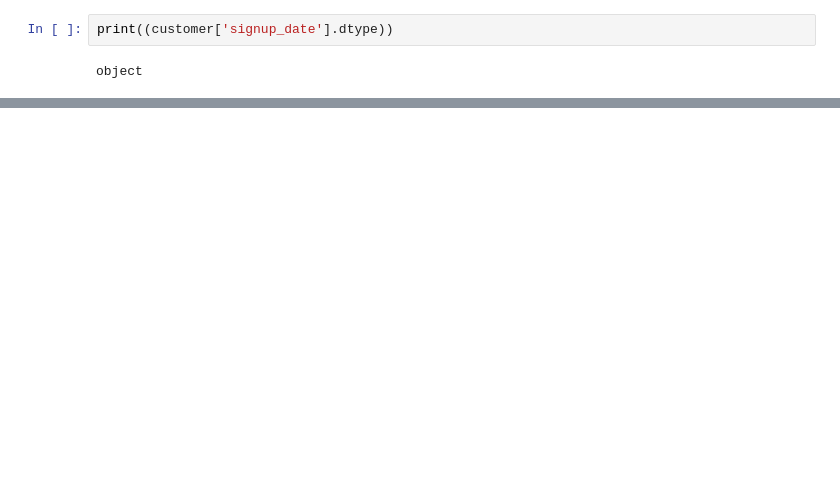
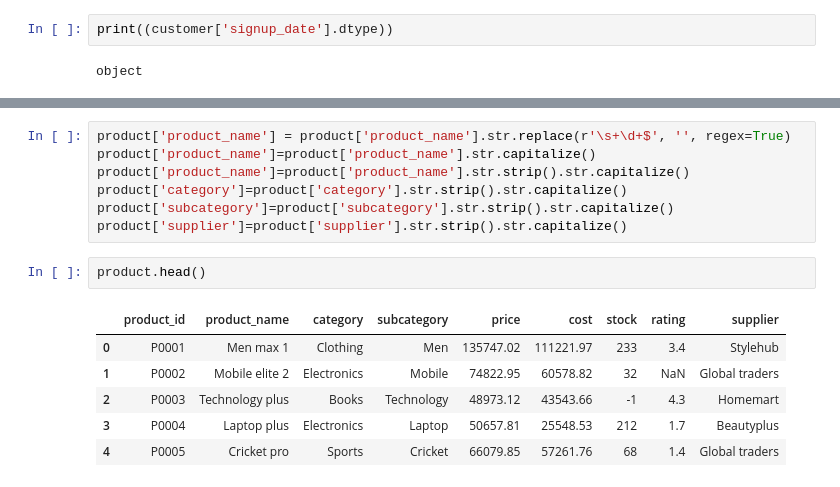
Before and after one commit to Shayan1064/machine-learning-journey, a Jupyter notebook: Day 10/Project 3/Main.ipynb, the cells around one changed output, grey strips where cells are left out. Cells and saved outputs as stored; diff of their text form; blank space fills up the shorter version.

```diff
--- a/Day 10/Project 3/Main.ipynb
+++ b/Day 10/Project 3/Main.ipynb
@@ -122,0 +192,16 @@ ValueError: time data "2022/09/13" doesn't match format "%Y-%m-%d", at position
+# %%
+product['product_name'] = product['product_name'].str.replace(r'\s+\d+$', '', regex=True)
+product['product_name']=product['product_name'].str.capitalize()
+product['product_name']=product['product_name'].str.strip().str.capitalize()
+product['category']=product['category'].str.strip().str.capitalize()
+product['subcategory']=product['subcategory'].str.strip().str.capitalize()
+product['supplier']=product['supplier'].str.strip().str.capitalize()
+# %%
+product.head()
+# %% [output]
+|  | product_id | product_name | category | subcategory | price | cost | stock | rating | supplier |
+| 0 | P0001 | Men max 1 | Clothing | Men | 135747.02 | 111221.97 | 233 | 3.4 | Stylehub |
+| 1 | P0002 | Mobile elite 2 | Electronics | Mobile | 74822.95 | 60578.82 | 32 | NaN | Global traders |
+| 2 | P0003 | Technology plus | Books | Technology | 48973.12 | 43543.66 | -1 | 4.3 | Homemart |
+| 3 | P0004 | Laptop plus | Electronics | Laptop | 50657.81 | 25548.53 | 212 | 1.7 | Beautyplus |
+| 4 | P0005 | Cricket pro | Sports | Cricket | 66079.85 | 57261.76 | 68 | 1.4 | Global traders |
```
Also changed, not shown: parts of 32 cells of this notebook.
